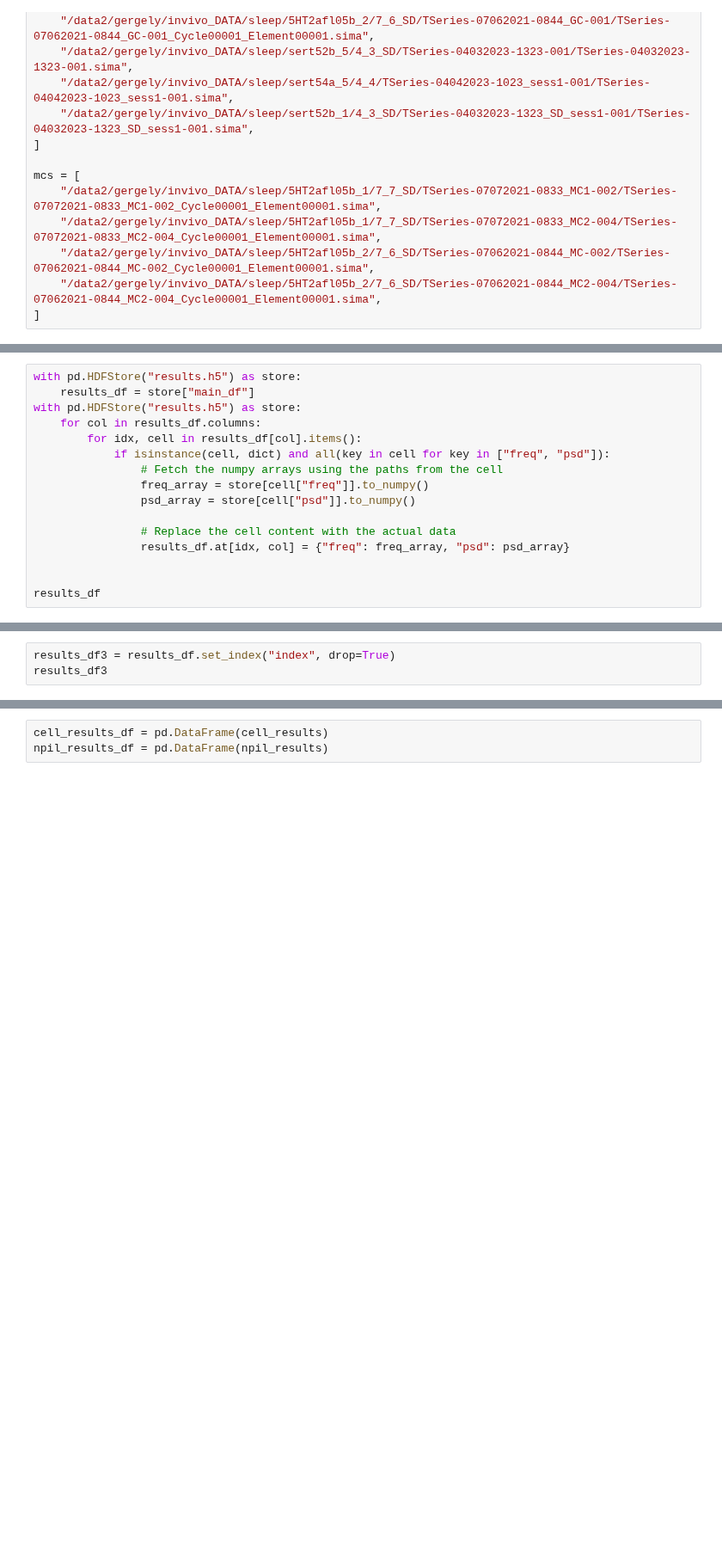
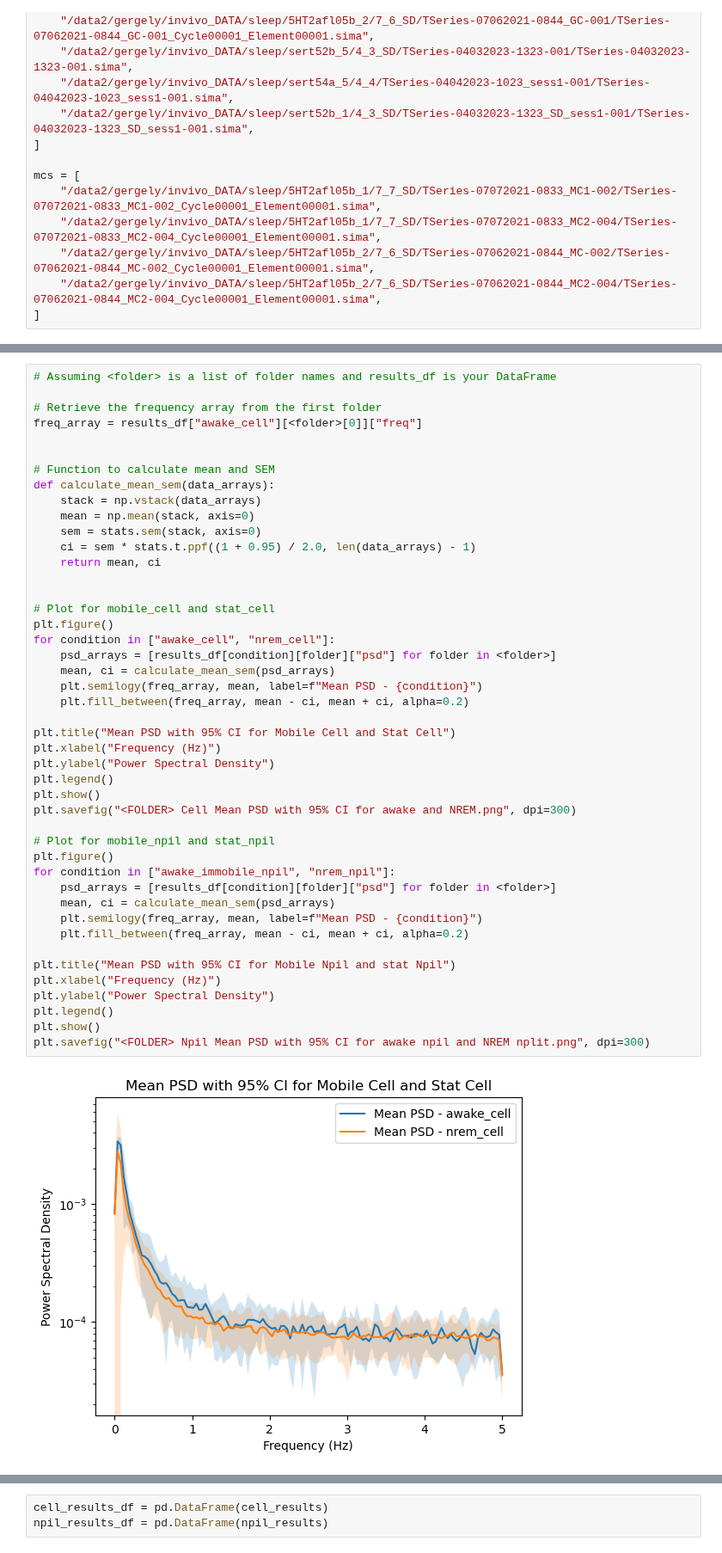
Before and after one commit to JessicaYoujiaLi/sleep, a Jupyter notebook: notebooks/neuropil_analysis/Neuropil_analysis_all_exps.ipynb, the cells around one changed output, grey strips where cells are left out. Shown at 86% size. Cells and saved outputs as stored; diff of their text form; blank space fills up the shorter version.

```diff
--- a/notebooks/neuropil_analysis/Neuropil_analysis_all_exps.ipynb
+++ b/notebooks/neuropil_analysis/Neuropil_analysis_all_exps.ipynb
@@ -185,16 +143,0 @@ results_df.to_hdf("results.h5", key="main_df", mode="a")
-# %%
-with pd.HDFStore("results.h5") as store:
-    results_df = store["main_df"]
-with pd.HDFStore("results.h5") as store:
-    for col in results_df.columns:
-        for idx, cell in results_df[col].items():
-            if isinstance(cell, dict) and all(key in cell for key in ["freq", "psd"]):
-                # Fetch the numpy arrays using the paths from the cell
-                freq_array = store[cell["freq"]].to_numpy()
-                psd_array = store[cell["psd"]].to_numpy()
-
-                # Replace the cell content with the actual data
-                results_df.at[idx, col] = {"freq": freq_array, "psd": psd_array}
-
-
-results_df
@@ -211,3 +143,0 @@ NameError: name 'results_df' is not defined
-# %%
-results_df3 = results_df.set_index("index", drop=True)
-results_df3
@@ -295,0 +190,47 @@ fig.savefig("cell npil psd plot.png")
+# %%
+# Assuming <folder> is a list of folder names and results_df is your DataFrame
+
+# Retrieve the frequency array from the first folder
+freq_array = results_df["awake_cell"][<folder>[0]]["freq"]
+
+
+# Function to calculate mean and SEM
+def calculate_mean_sem(data_arrays):
+    stack = np.vstack(data_arrays)
+    mean = np.mean(stack, axis=0)
+    sem = stats.sem(stack, axis=0)
+    ci = sem * stats.t.ppf((1 + 0.95) / 2.0, len(data_arrays) - 1)
+    return mean, ci
+
+
+# Plot for mobile_cell and stat_cell
+plt.figure()
+for condition in ["awake_cell", "nrem_cell"]:
+    psd_arrays = [results_df[condition][folder]["psd"] for folder in <folder>]
+    mean, ci = calculate_mean_sem(psd_arrays)
+    plt.semilogy(freq_array, mean, label=f"Mean PSD - {condition}")
+    plt.fill_between(freq_array, mean - ci, mean + ci, alpha=0.2)
+
+plt.title("Mean PSD with 95% CI for Mobile Cell and Stat Cell")
+plt.xlabel("Frequency (Hz)")
+plt.ylabel("Power Spectral Density")
+plt.legend()
+plt.show()
+plt.savefig("<FOLDER> Cell Mean PSD with 95% CI for awake and NREM.png", dpi=300)
+
+# Plot for mobile_npil and stat_npil
+plt.figure()
+for condition in ["awake_immobile_npil", "nrem_npil"]:
+    psd_arrays = [results_df[condition][folder]["psd"] for folder in <folder>]
+    mean, ci = calculate_mean_sem(psd_arrays)
+    plt.semilogy(freq_array, mean, label=f"Mean PSD - {condition}")
+    plt.fill_between(freq_array, mean - ci, mean + ci, alpha=0.2)
+
+plt.title("Mean PSD with 95% CI for Mobile Npil and stat Npil")
+plt.xlabel("Frequency (Hz)")
+plt.ylabel("Power Spectral Density")
+plt.legend()
+plt.show()
+plt.savefig("<FOLDER> Npil Mean PSD with 95% CI for awake npil and NREM nplit.png", dpi=300)
+# %% [output]
+[figure, added]
```
Also changed, not shown: parts of 19 cells of this notebook, 7 other files.
